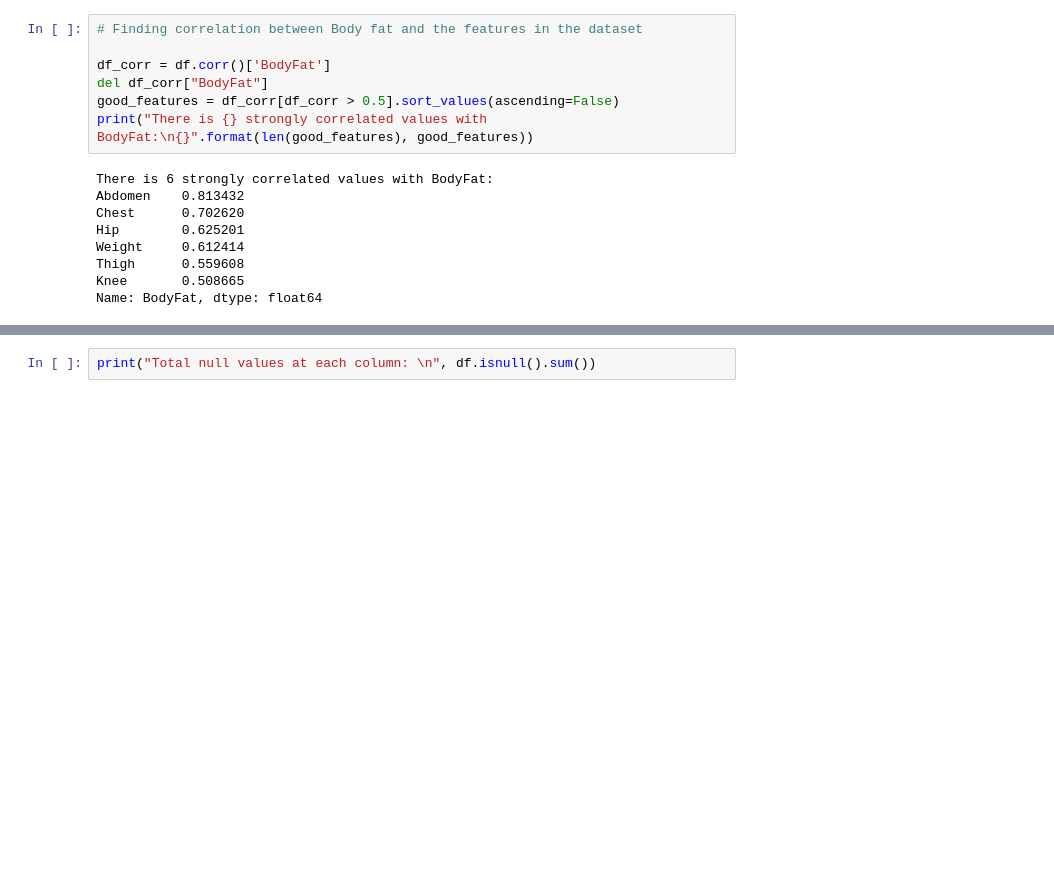
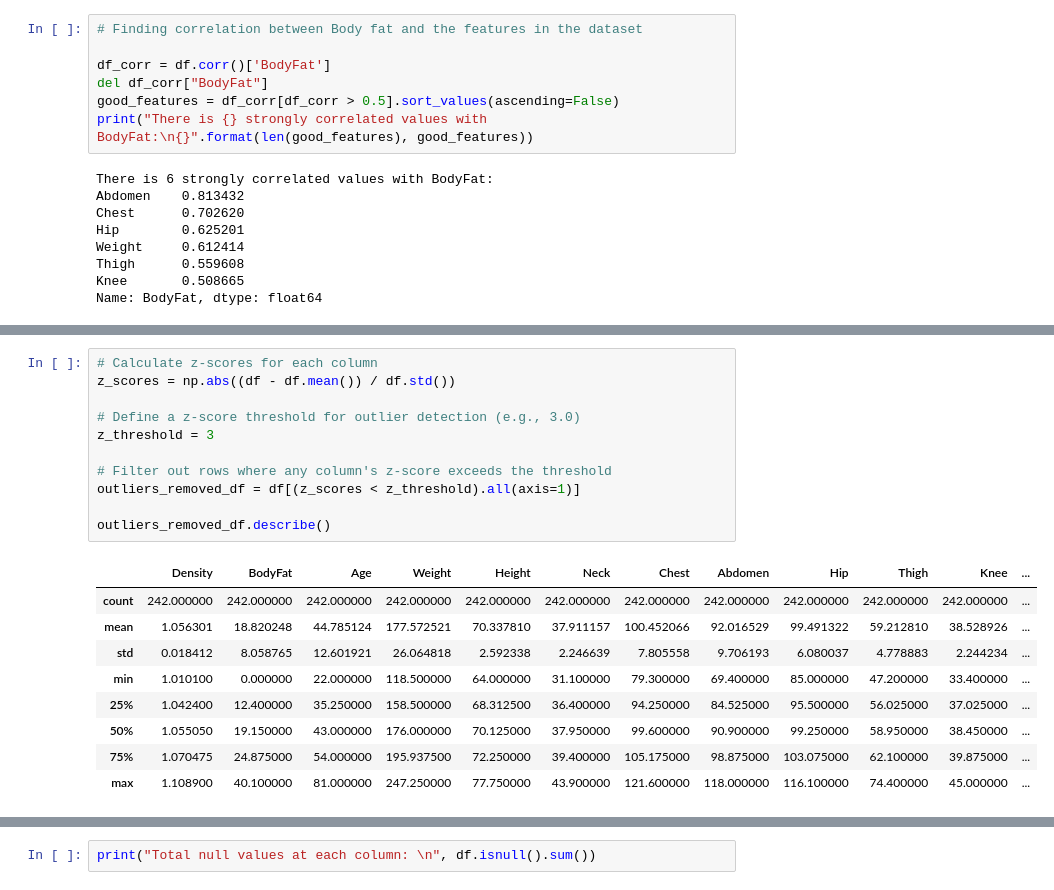
Before and after one commit to Mdhlalose/Body-Fat-Logistic-Regression, a Jupyter notebook: code.ipynb, the cells around one changed output, grey strips where cells are left out. Saved outputs shown, nothing was run; the diff lists cells and outputs as text; blank space fills up the shorter version.

```diff
--- a/code.ipynb
+++ b/code.ipynb
@@ -109,0 +143,21 @@ for i in range(0, len(columns)):
+# %%
+# Calculate z-scores for each column
+z_scores = np.abs((df - df.mean()) / df.std())
+
+# Define a z-score threshold for outlier detection (e.g., 3.0)
+z_threshold = 3
+
+# Filter out rows where any column's z-score exceeds the threshold
+outliers_removed_df = df[(z_scores < z_threshold).all(axis=1)]
+
+outliers_removed_df.describe()
+# %% [output]
+|  | Density | BodyFat | Age | Weight | Height | Neck | Chest | Abdomen | Hip | Thigh | Knee | ... |
+| count | 242.000000 | 242.000000 | 242.000000 | 242.000000 | 242.000000 | 242.000000 | 242.000000 | 242.000000 | 242.000000 | 242.000000 | 242.000000 | ... |
+| mean | 1.056301 | 18.820248 | 44.785124 | 177.572521 | 70.337810 | 37.911157 | 100.452066 | 92.016529 | 99.491322 | 59.212810 | 38.528926 | ... |
+| std | 0.018412 | 8.058765 | 12.601921 | 26.064818 | 2.592338 | 2.246639 | 7.805558 | 9.706193 | 6.080037 | 4.778883 | 2.244234 | ... |
+| min | 1.010100 | 0.000000 | 22.000000 | 118.500000 | 64.000000 | 31.100000 | 79.300000 | 69.400000 | 85.000000 | 47.200000 | 33.400000 | ... |
+| 25% | 1.042400 | 12.400000 | 35.250000 | 158.500000 | 68.312500 | 36.400000 | 94.250000 | 84.525000 | 95.500000 | 56.025000 | 37.025000 | ... |
+| 50% | 1.055050 | 19.150000 | 43.000000 | 176.000000 | 70.125000 | 37.950000 | 99.600000 | 90.900000 | 99.250000 | 58.950000 | 38.450000 | ... |
+| 75% | 1.070475 | 24.875000 | 54.000000 | 195.937500 | 72.250000 | 39.400000 | 105.175000 | 98.875000 | 103.075000 | 62.100000 | 39.875000 | ... |
+| max | 1.108900 | 40.100000 | 81.000000 | 247.250000 | 77.750000 | 43.900000 | 121.600000 | 118.000000 | 116.100000 | 74.400000 | 45.000000 | ... |
```
Also changed, not shown: parts of 24 cells of this notebook.
